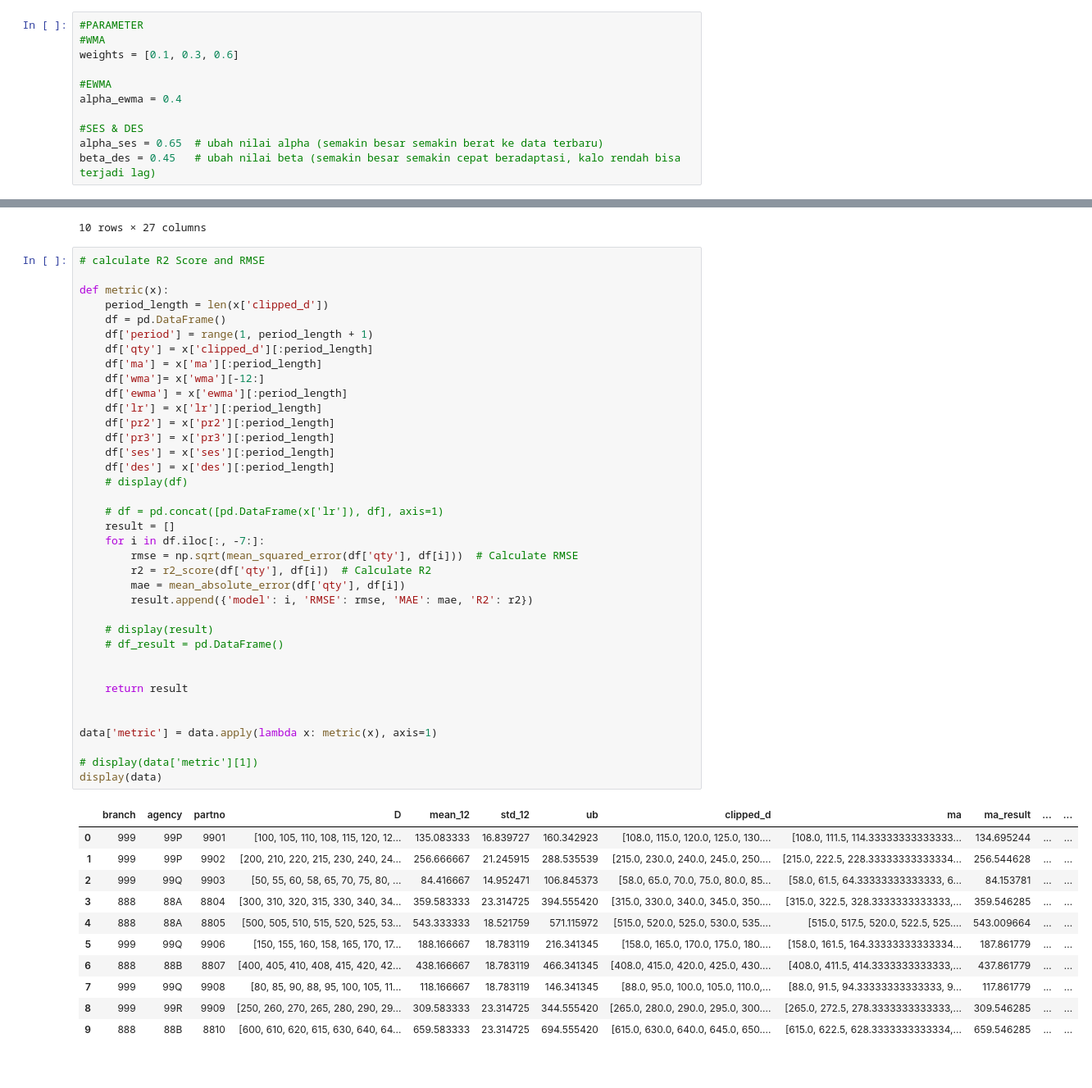
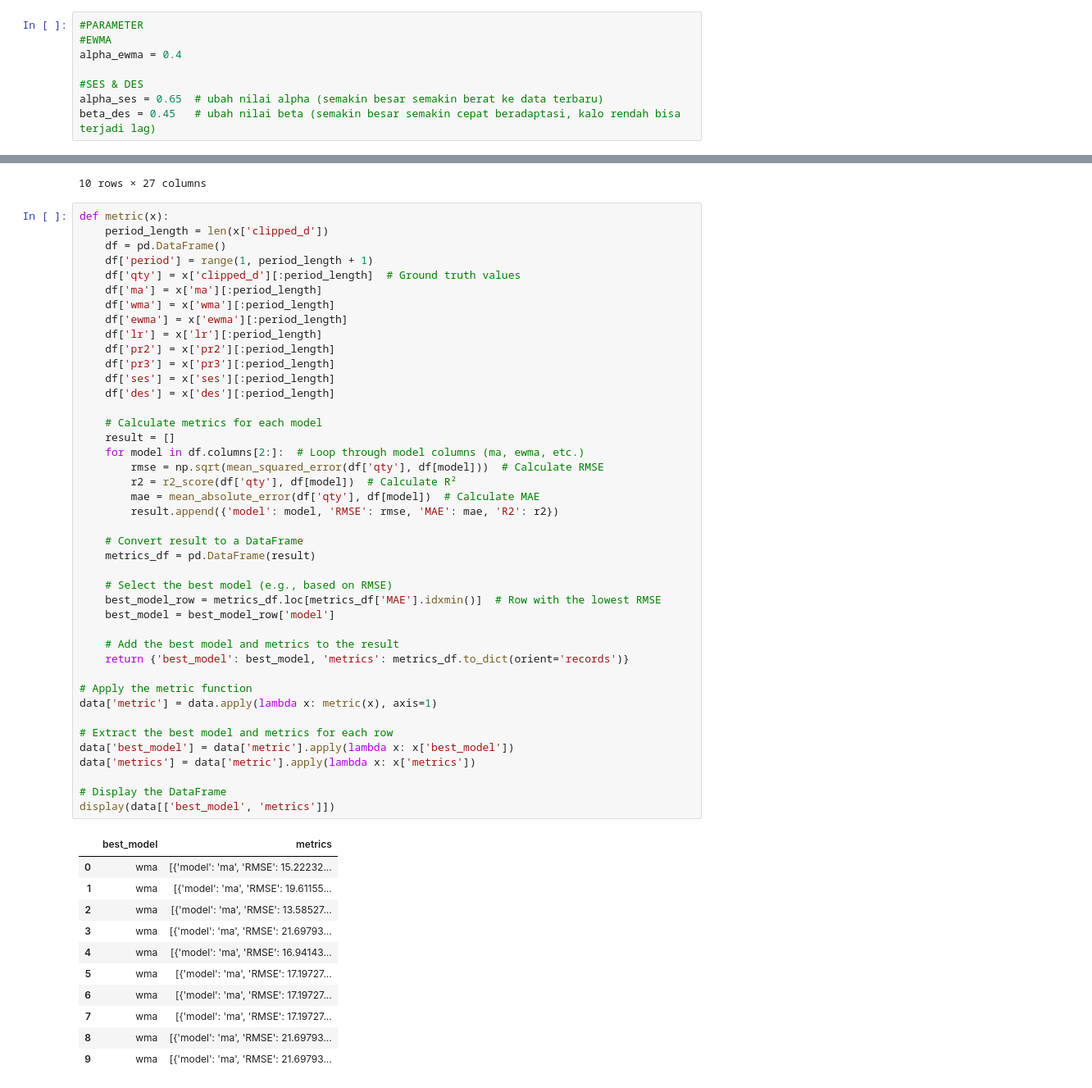
Before and after one commit to doctermath/hnf01b, a Jupyter notebook: brandon.ipynb, the cells around one changed output, grey strips where cells are left out. Shown at 82% size. Drawn from its saved outputs; the diff is of its cells as text.

```diff
--- a/brandon.ipynb
+++ b/brandon.ipynb
@@ -58,9 +58,6 @@ print(data)
 #print(data)
 # %%
 #PARAMETER
-#WMA
-weights = [0.1, 0.3, 0.6]
-
 #EWMA
 alpha_ewma = 0.4
 
@@ -357,51 +327,56 @@ display(data)
 | 9 | 888 | 88B | 8810 | [600, 610, 620, 615, 630, 640, 64... | 659.583333 | 23.314725 | 694.555420 | [615.0, 630.0, 640.0, 645.0, 650.... | [615.0, 622.5, 628.3333333333334,... | 659.546285 | ... | ... |
 10 rows × 27 columns
 # %%
-# calculate R2 Score and RMSE
-
 def metric(x):
     period_length = len(x['clipped_d'])
     df = pd.DataFrame()
     df['period'] = range(1, period_length + 1)
-    df['qty'] = x['clipped_d'][:period_length]
+    df['qty'] = x['clipped_d'][:period_length]  # Ground truth values
     df['ma'] = x['ma'][:period_length]
-    df['wma']= x['wma'][-12:]
+    df['wma'] = x['wma'][:period_length]
     df['ewma'] = x['ewma'][:period_length]
     df['lr'] = x['lr'][:period_length]
     df['pr2'] = x['pr2'][:period_length]
     df['pr3'] = x['pr3'][:period_length]
     df['ses'] = x['ses'][:period_length]
     df['des'] = x['des'][:period_length]
-    # display(df)
 
-    # df = pd.concat([pd.DataFrame(x['lr']), df], axis=1)
+    # Calculate metrics for each model
     result = []
-    for i in df.iloc[:, -7:]:
-        rmse = np.sqrt(mean_squared_error(df['qty'], df[i]))  # Calculate RMSE
-        r2 = r2_score(df['qty'], df[i])  # Calculate R2
-        mae = mean_absolute_error(df['qty'], df[i])
-        result.append({'model': i, 'RMSE': rmse, 'MAE': mae, 'R2': r2})
+    for model in df.columns[2:]:  # Loop through model columns (ma, ewma, etc.)
+        rmse = np.sqrt(mean_squared_error(df['qty'], df[model]))  # Calculate RMSE
+        r2 = r2_score(df['qty'], df[model])  # Calculate R²
+        mae = mean_absolute_error(df['qty'], df[model])  # Calculate MAE
+        result.append({'model': model, 'RMSE': rmse, 'MAE': mae, 'R2': r2})
 
-    # display(result)
-    # df_result = pd.DataFrame()
+    # Convert result to a DataFrame
+    metrics_df = pd.DataFrame(result)
 
+    # Select the best model (e.g., based on RMSE)
+    best_model_row = metrics_df.loc[metrics_df['MAE'].idxmin()]  # Row with the lowest RMSE
+    best_model = best_model_row['model']
 
-    return result
+    # Add the best model and metrics to the result
+    return {'best_model': best_model, 'metrics': metrics_df.to_dict(orient='records')}
 
-
+# Apply the metric function
 data['metric'] = data.apply(lambda x: metric(x), axis=1)
 
-# display(data['metric'][1])
-display(data)
+# Extract the best model and metrics for each row
+data['best_model'] = data['metric'].apply(lambda x: x['best_model'])
+data['metrics'] = data['metric'].apply(lambda x: x['metrics'])
+
+# Display the DataFrame
+display(data[['best_model', 'metrics']])
 # %% [output]
-|  | branch | agency | partno | D | mean_12 | std_12 | ub | clipped_d | ma | ma_result | ... | ... |
-| 0 | 999 | 99P | 9901 | [100, 105, 110, 108, 115, 120, 12... | 135.083333 | 16.839727 | 160.342923 | [108.0, 115.0, 120.0, 125.0, 130.... | [108.0, 111.5, 114.33333333333333... | 134.695244 | ... | ... |
-| 1 | 999 | 99P | 9902 | [200, 210, 220, 215, 230, 240, 24... | 256.666667 | 21.245915 | 288.535539 | [215.0, 230.0, 240.0, 245.0, 250.... | [215.0, 222.5, 228.33333333333334... | 256.544628 | ... | ... |
-| 2 | 999 | 99Q | 9903 | [50, 55, 60, 58, 65, 70, 75, 80, ... | 84.416667 | 14.952471 | 106.845373 | [58.0, 65.0, 70.0, 75.0, 80.0, 85... | [58.0, 61.5, 64.33333333333333, 6... | 84.153781 | ... | ... |
-| 3 | 888 | 88A | 8804 | [300, 310, 320, 315, 330, 340, 34... | 359.583333 | 23.314725 | 394.555420 | [315.0, 330.0, 340.0, 345.0, 350.... | [315.0, 322.5, 328.3333333333333,... | 359.546285 | ... | ... |
-| 4 | 888 | 88A | 8805 | [500, 505, 510, 515, 520, 525, 53... | 543.333333 | 18.521759 | 571.115972 | [515.0, 520.0, 525.0, 530.0, 535.... | [515.0, 517.5, 520.0, 522.5, 525.... | 543.009664 | ... | ... |
-| 5 | 999 | 99Q | 9906 | [150, 155, 160, 158, 165, 170, 17... | 188.166667 | 18.783119 | 216.341345 | [158.0, 165.0, 170.0, 175.0, 180.... | [158.0, 161.5, 164.33333333333334... | 187.861779 | ... | ... |
-| 6 | 888 | 88B | 8807 | [400, 405, 410, 408, 415, 420, 42... | 438.166667 | 18.783119 | 466.341345 | [408.0, 415.0, 420.0, 425.0, 430.... | [408.0, 411.5, 414.3333333333333,... | 437.861779 | ... | ... |
-| 7 | 999 | 99Q | 9908 | [80, 85, 90, 88, 95, 100, 105, 11... | 118.166667 | 18.783119 | 146.341345 | [88.0, 95.0, 100.0, 105.0, 110.0,... | [88.0, 91.5, 94.33333333333333, 9... | 117.861779 | ... | ... |
-| 8 | 999 | 99R | 9909 | [250, 260, 270, 265, 280, 290, 29... | 309.583333 | 23.314725 | 344.555420 | [265.0, 280.0, 290.0, 295.0, 300.... | [265.0, 272.5, 278.3333333333333,... | 309.546285 | ... | ... |
-| 9 | 888 | 88B | 8810 | [600, 610, 620, 615, 630, 640, 64... | 659.583333 | 23.314725 | 694.555420 | [615.0, 630.0, 640.0, 645.0, 650.... | [615.0, 622.5, 628.3333333333334,... | 659.546285 | ... | ... |
+|  | best_model | metrics |
+| 0 | wma | [{'model': 'ma', 'RMSE': 15.22232... |
+| 1 | wma | [{'model': 'ma', 'RMSE': 19.61155... |
+| 2 | wma | [{'model': 'ma', 'RMSE': 13.58527... |
+| 3 | wma | [{'model': 'ma', 'RMSE': 21.69793... |
+| 4 | wma | [{'model': 'ma', 'RMSE': 16.94143... |
+| 5 | wma | [{'model': 'ma', 'RMSE': 17.19727... |
+| 6 | wma | [{'model': 'ma', 'RMSE': 17.19727... |
+| 7 | wma | [{'model': 'ma', 'RMSE': 17.19727... |
+| 8 | wma | [{'model': 'ma', 'RMSE': 21.69793... |
+| 9 | wma | [{'model': 'ma', 'RMSE': 21.69793... |
```
Also changed, not shown: parts of 5 cells of this notebook.
